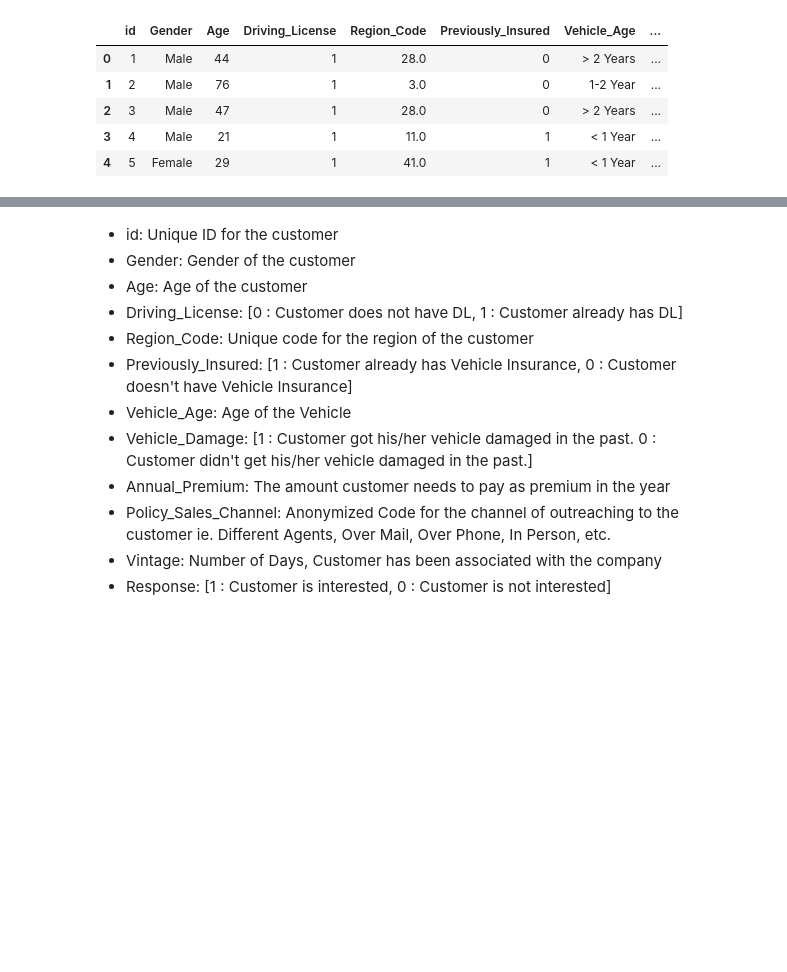
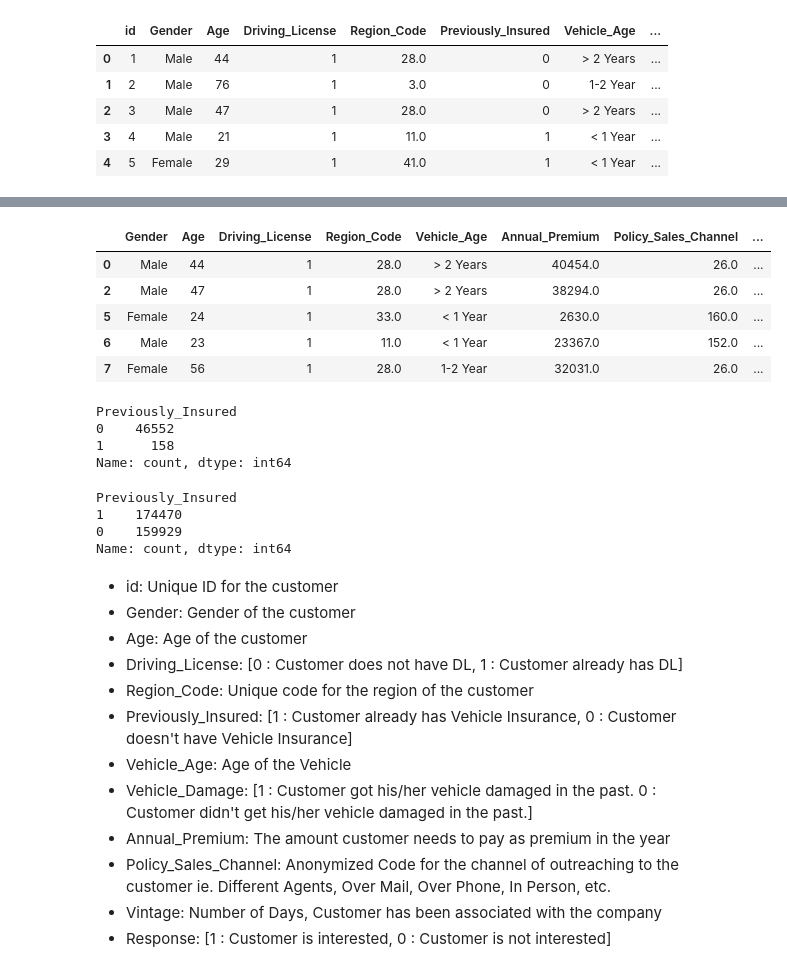
Before and after one commit to Hello-Mitra/vehicle-insurance-requirement-prediction, a Jupyter notebook: notebook/my_exp.ipynb, the cells around one changed output, grey strips where cells are left out. Cells and saved outputs as stored; diff of their text form; code cells hidden in the pictures; blank space fills up the shorter version.

```diff
--- a/notebook/my_exp.ipynb
+++ b/notebook/my_exp.ipynb
@@ -49,0 +221,11 @@ df.head()
+# %%
+df.drop(columns=['id','Previously_Insured','Vehicle_Damage'], axis=0, inplace=True)
+# %%
+df = df.astype({
+    "Gender" : "category",
+    "Driving_License" : "category",
+    "Region_Code" : "category",
+    "Annual_Premium" : "int",
+    "Response" : "category"
+
+})
@@ -49,0 +235,9 @@ df.head()
+# %%
+df.head()
+# %% [output]
+|  | Gender | Age | Driving_License | Region_Code | Vehicle_Age | Annual_Premium | Policy_Sales_Channel | ... |
+| 0 | Male | 44 | 1 | 28.0 | > 2 Years | 40454.0 | 26.0 | ... |
+| 2 | Male | 47 | 1 | 28.0 | > 2 Years | 38294.0 | 26.0 | ... |
+| 5 | Female | 24 | 1 | 33.0 | < 1 Year | 2630.0 | 160.0 | ... |
+| 6 | Male | 23 | 1 | 11.0 | < 1 Year | 23367.0 | 152.0 | ... |
+| 7 | Female | 56 | 1 | 28.0 | 1-2 Year | 32031.0 | 26.0 | ... |
@@ -50,3 +248,17 @@ df.head()
+# %%
+df1['Previously_Insured'].value_counts()
+# %% [output]
+Previously_Insured
+0    46552
+1      158
+Name: count, dtype: int64
+# %%
+df0['Previously_Insured'].value_counts()
+# %% [output]
+Previously_Insured
+1    174470
+0    159929
+Name: count, dtype: int64
 # %% [markdown]
 * id: Unique ID for the customer
 * Gender: Gender of the customer
```
Also changed, not shown: parts of 55 cells of this notebook, 12 other files.
